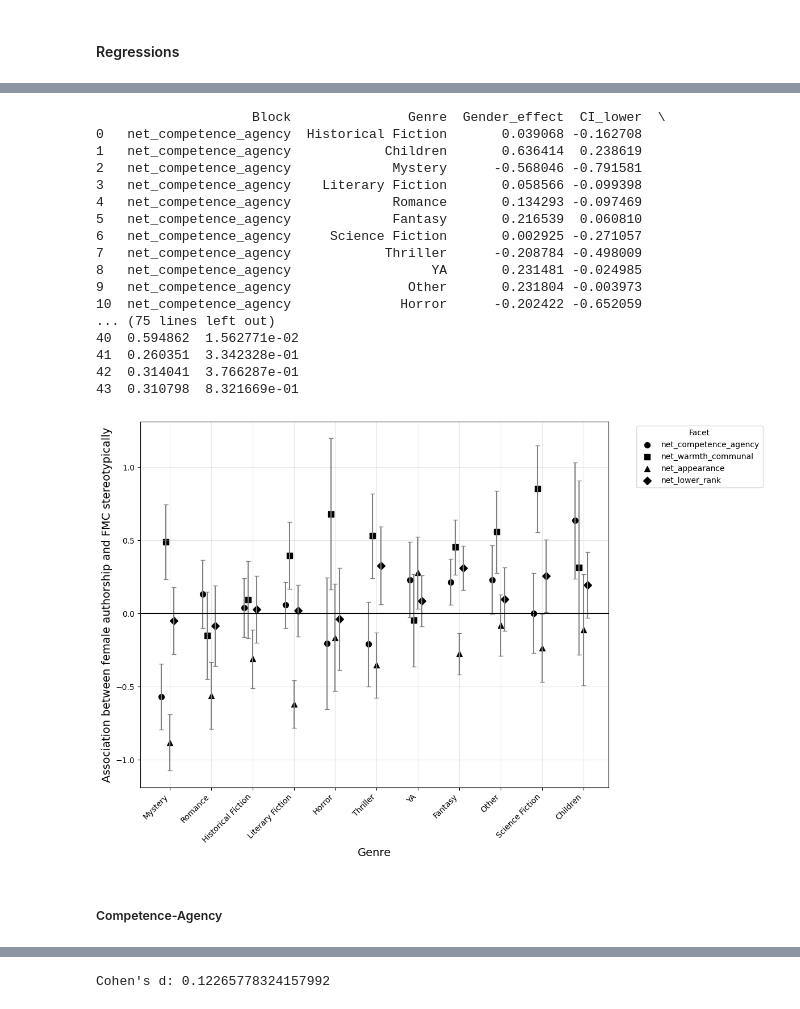
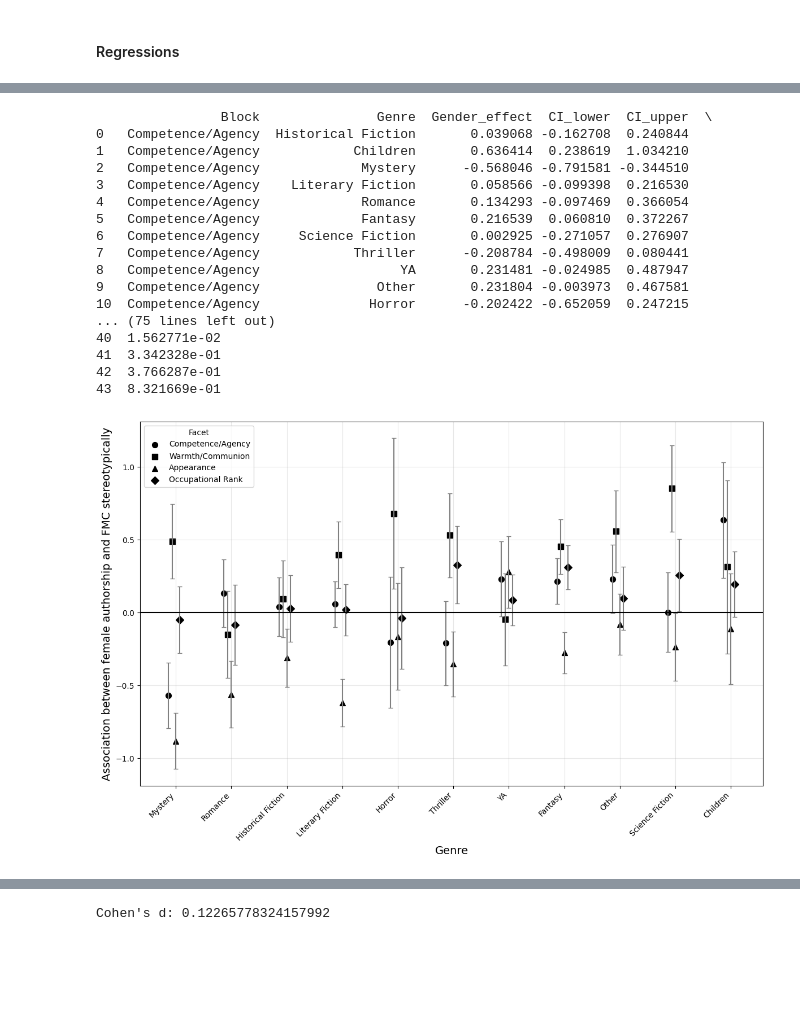
Before and after one commit to hannesrosenbusch/FMC_stereotypicality_and_author_gender, a Jupyter notebook: analysis scripts/5 analysis.ipynb, the cells around one changed output, grey strips where cells are left out. Drawn from its saved outputs; the diff is of its cells as text; code cells hidden in the pictures; blank space fills up the shorter version.

Commit message:
saved new plotting files

```diff
--- a/analysis scripts/5 analysis.ipynb
+++ b/analysis scripts/5 analysis.ipynb
@@ -811,8 +670,8 @@ Residual                                   NaN
 # %% [markdown]
 ### Year Outliers NOT Included
 # %%
-# Regression Coefficients
-model = smf.ols('z_prop_pos ~ author_gender + master_genre + author_gender*master_genre + year', data=df_no_o).fit()
-print(model.summary())
+# # Regression Coefficients
+# model = smf.ols('z_prop_pos ~ author_gender + master_genre + author_gender*master_genre + year', data=df_no_o).fit()
+# print(model.summary())
 
-# -> year significant (negative) (but stronger)
+# # -> year significant (negative) (but stronger)
@@ -1140,8 +900,8 @@ Cohen's d: 0.48036810835699184
 ## Standardized Anti-Stereotypical Items
 ### Year Outliers Included
 # %%
-# Regression Coefficients
-model = smf.ols('z_prop_neg ~ author_gender + master_genre + author_gender*master_genre + year', data=df).fit()
-print(model.summary())
+# # Regression Coefficients
+# model = smf.ols('z_prop_neg ~ author_gender + master_genre + author_gender*master_genre + year', data=df).fit()
+# print(model.summary())
 
-# -> year significant (pos)
+# # -> year significant (pos)
@@ -1223,8 +933,8 @@ Residual                                    NaN
 # %% [markdown]
 ### Year Outliers NOT Included
 # %%
-# Regression Coefficients
-model = smf.ols('z_prop_neg ~ author_gender + master_genre + author_gender*master_genre + year', data=df_no_o).fit()
-print(model.summary())
+# # Regression Coefficients
+# model = smf.ols('z_prop_neg ~ author_gender + master_genre + author_gender*master_genre + year', data=df_no_o).fit()
+# print(model.summary())
 
-# -> year significant (positive) (but more)
+# # -> year significant (positive) (but more)
@@ -1671,25 +1307,36 @@ for block in blocks:
 
 summary_df = pd.DataFrame(summary_list)
 
+
+
+#remove net_ from block names
+summary_df['Block'] = summary_df['Block'].str.replace('net_', '')
+summary_df['Block'] = summary_df['Block'].str.replace('_', ' ').str.title()
+summary_df['Block'] = summary_df['Block'].str.replace('Warmth Communal', 'Warmth/Communion').str.title()
+summary_df['Block'] = summary_df['Block'].str.replace('Lower Rank', 'Occupational Rank').str.title()
+summary_df['Block'] = summary_df['Block'].str.replace('Competence Agency', 'Competence/Agency').str.title()
+
+#capitalize first letter of each word
+# summary_df['Block'] = summary_df['Block'].str.capitalize()
 print(summary_df)
 # %% [output]
-                    Block               Genre  Gender_effect  CI_lower  \
-0   net_competence_agency  Historical Fiction       0.039068 -0.162708
-1   net_competence_agency            Children       0.636414  0.238619
-2   net_competence_agency             Mystery      -0.568046 -0.791581
-3   net_competence_agency    Literary Fiction       0.058566 -0.099398
-4   net_competence_agency             Romance       0.134293 -0.097469
-5   net_competence_agency             Fantasy       0.216539  0.060810
-6   net_competence_agency     Science Fiction       0.002925 -0.271057
-7   net_competence_agency            Thriller      -0.208784 -0.498009
-8   net_competence_agency                  YA       0.231481 -0.024985
-9   net_competence_agency               Other       0.231804 -0.003973
-10  net_competence_agency              Horror      -0.202422 -0.652059
+                Block               Genre  Gender_effect  CI_lower  CI_upper  \
+0   Competence/Agency  Historical Fiction       0.039068 -0.162708  0.240844
+1   Competence/Agency            Children       0.636414  0.238619  1.034210
+2   Competence/Agency             Mystery      -0.568046 -0.791581 -0.344510
+3   Competence/Agency    Literary Fiction       0.058566 -0.099398  0.216530
+4   Competence/Agency             Romance       0.134293 -0.097469  0.366054
+5   Competence/Agency             Fantasy       0.216539  0.060810  0.372267
+6   Competence/Agency     Science Fiction       0.002925 -0.271057  0.276907
+7   Competence/Agency            Thriller      -0.208784 -0.498009  0.080441
+8   Competence/Agency                  YA       0.231481 -0.024985  0.487947
+9   Competence/Agency               Other       0.231804 -0.003973  0.467581
+10  Competence/Agency              Horror      -0.202422 -0.652059  0.247215
 ... (75 lines left out)
-40  0.594862  1.562771e-02
-41  0.260351  3.342328e-01
-42  0.314041  3.766287e-01
-43  0.310798  8.321669e-01
+40  1.562771e-02
+41  3.342328e-01
+42  3.766287e-01
+43  8.321669e-01
 # %%
 import matplotlib.pyplot as plt
 import seaborn as sns
@@ -1706,7 +1353,7 @@ genre_sums = summary_df.groupby('Genre')['Gender_effect'].sum().sort_values()
 genres = genre_sums.index.tolist()  # Sorted genres by sum of Gender_effect
 
 # Increase spacing between genres
-genre_spacing = 2
+genre_spacing = 3
 genre_to_x = {genre: i * genre_spacing for i, genre in enumerate(genres)}
 
 # Width of dodge (spread between blocks within each genre)
@@ -1715,36 +1362,34 @@ offsets = [((i - len(blocks) / 2)) * dodge_width for i in range(len(blocks))]
 
 # Plot each block manually with error bars
 for i, block in enumerate(blocks):
     block_data = summary_df[summary_df['Block'] == block]
 
     for _, row in block_data.iterrows():
         genre = row['Genre']
         x = genre_to_x[genre] + offsets[i]
         y = row['Gender_effect']
         yerr_lower = y - row['CI_lower']
         yerr_upper = row['CI_upper'] - y
 
         # Plot point
         plt.scatter(x, y, marker=markers[i], s=50, color='black', label=block if x == genre_to_x[genres[0]] + offsets[i] else "")
 
         # Plot error bar
         plt.errorbar(x, y, yerr=[[yerr_lower], [yerr_upper]], fmt='none', ecolor='gray', capsize=3)
 
 # Formatting x-axis
 xticks = [genre_to_x[genre] for genre in genres]
 plt.xticks(ticks=xticks, labels=genres, rotation=45, ha='right')
 
 # Final touches
 plt.xlabel('Genre', fontsize=14)
 plt.ylabel('Association between female authorship and FMC stereotypically', fontsize=14)
 plt.axhline(y=0, color='black', linestyle='-')
-plt.legend(title='Facet', bbox_to_anchor=(1.05, 1), loc='upper left')
+plt.legend(title='Facet',  loc='upper left')
 plt.grid(True, alpha=0.3)
 plt.tight_layout()
-plt.savefig('../visualizations/Figure 7.png', dpi=300)
+plt.savefig('../visualizations/Figure 6.png', dpi=300)
 plt.show()
 # %% [output]
-[figure, old version]
+[figure, new version]
-# %% [markdown]
-##### Competence-Agency
 # %%
```
Also changed, not shown: parts of 81 cells of this notebook, 1 other file.
